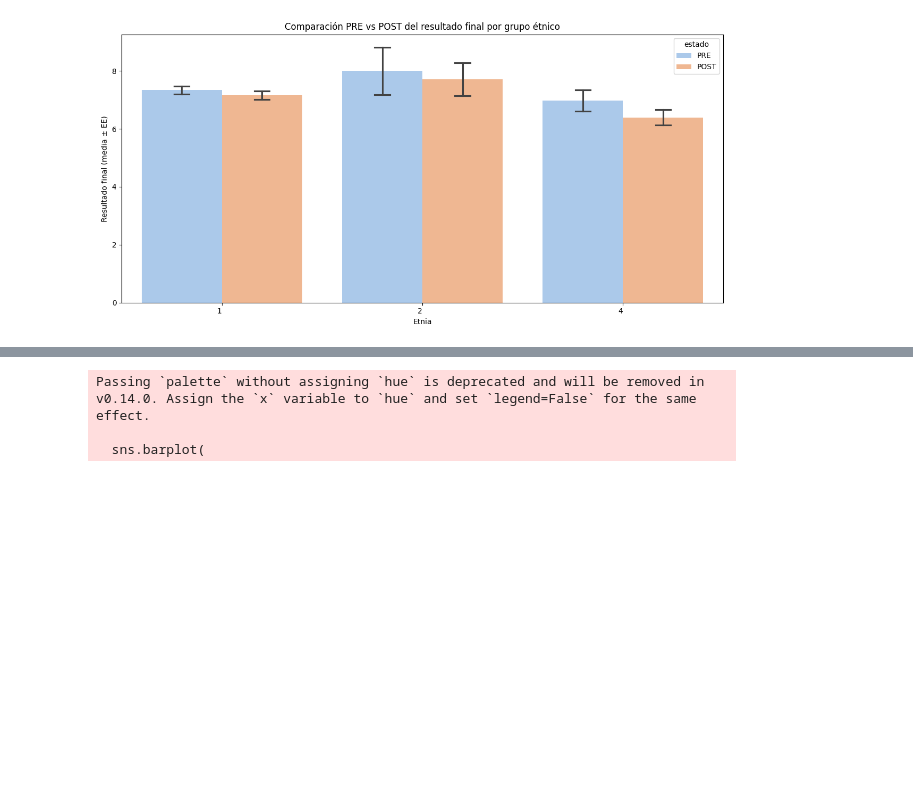
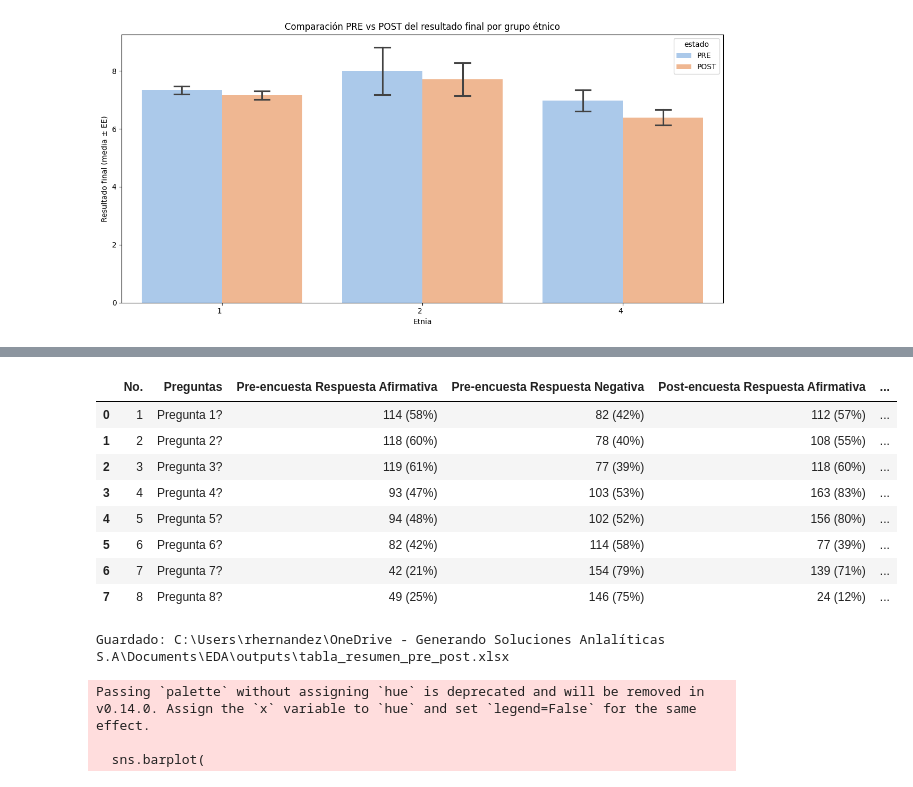
Before and after one commit to rodrigohernandezm/EDA_Tesis, a Jupyter notebook: EDA.ipynb, the cells around one changed output, grey strips where cells are left out. Cells and saved outputs as stored; diff of their text form; code cells hidden in the pictures; blank space fills up the shorter version.

Commit message:
Add files via upload
cambios para nuevas graficas y tablas

```diff
--- a/EDA.ipynb
+++ b/EDA.ipynb
@@ -250,3 +396,79 @@ plt.show()
+# %%
+import pandas as pd
+import numpy as np
+import os
+
+QUESTIONS = ["P1","P2","P3","P4","P5","P6","P7","P8"]
+
+# Afirmativo por pregunta (ajustá si cambia tu definición)
+AFIRMATIVO = {
+    "P1": [1],
+    "P2": [1],
+    "P3": [1],
+    "P4": [1],
+    "P5": [1],
+    "P6": [0],
+    "P7": [0],
+    "P8": [0],
+}
+
+def resumen_tabla_pre_post(df_in: pd.DataFrame, questions, afirm_map) -> pd.DataFrame:
+    df = df_in.copy()
+    df["estado"] = df["estado"].astype(str).str.strip().str.upper()
+    df = df[df["estado"].isin(["PRE", "POST"])]
+
+    for q in questions:
+        if q in df.columns:
+            df[q] = pd.to_numeric(df[q], errors="coerce")
+
+    def fmt(cnt, total):
+        pct = (cnt / total * 100) if total > 0 else 0
+        return f"{int(cnt)} ({pct:.0f}%)"
+
+    rows = []
+    for i, q in enumerate(questions, start=1):
+        afirm = set(afirm_map.get(q, []))
+
+        pre = df[df["estado"] == "PRE"][q].dropna()
+        post = df[df["estado"] == "POST"][q].dropna()
+
+        pre_af = int(pre.isin(afirm).sum())
+        pre_ng = int((~pre.isin(afirm)).sum())
+        post_af = int(post.isin(afirm).sum())
+        post_ng = int((~post.isin(afirm)).sum())
+
+        pre_tot = pre_af + pre_ng
+        post_tot = post_af + post_ng
+
+        rows.append({
+            "No.": i,
+            "Preguntas": f"Pregunta {i}?",
+            "Pre-encuesta Respuesta Afirmativa": fmt(pre_af, pre_tot),
+            "Pre-encuesta Respuesta Negativa":  fmt(pre_ng, pre_tot),
+            "Post-encuesta Respuesta Afirmativa": fmt(post_af, post_tot),
+            "Post-encuesta Respuesta Negativa":  fmt(post_ng, post_tot),
+        })
+
+    return pd.DataFrame(rows)
+
+tabla_final = resumen_tabla_pre_post(resultados_total, QUESTIONS, AFIRMATIVO)
+tabla_final
+# %% [output]
+|  | No. | Preguntas | Pre-encuesta Respuesta Afirmativa | Pre-encuesta Respuesta Negativa | Post-encuesta Respuesta Afirmativa | ... |
+| 0 | 1 | Pregunta 1? | 114 (58%) | 82 (42%) | 112 (57%) | ... |
+| 1 | 2 | Pregunta 2? | 118 (60%) | 78 (40%) | 108 (55%) | ... |
+| 2 | 3 | Pregunta 3? | 119 (61%) | 77 (39%) | 118 (60%) | ... |
+| 3 | 4 | Pregunta 4? | 93 (47%) | 103 (53%) | 163 (83%) | ... |
+| 4 | 5 | Pregunta 5? | 94 (48%) | 102 (52%) | 156 (80%) | ... |
+| 5 | 6 | Pregunta 6? | 82 (42%) | 114 (58%) | 77 (39%) | ... |
+| 6 | 7 | Pregunta 7? | 42 (21%) | 154 (79%) | 139 (71%) | ... |
+| 7 | 8 | Pregunta 8? | 49 (25%) | 146 (75%) | 24 (12%) | ... |
+# %%
+out_path = os.path.join(OUT, "tabla_resumen_pre_post.xlsx")
+tabla_final.to_excel(out_path, index=False)
+print("Guardado:", out_path)
+# %% [output]
+Guardado: C:\Users\rhernandez\OneDrive - Generando Soluciones Anlalíticas S.A\Documents\EDA\outputs\tabla_resumen_pre_post.xlsx
 # %%
 resultados_total['P7'] = np.where((resultados_total['P7'] == 2) | (resultados_total['P7'] == 0), 0, 1)
 # %%
```
Also changed, not shown: parts of 5 cells of this notebook.
